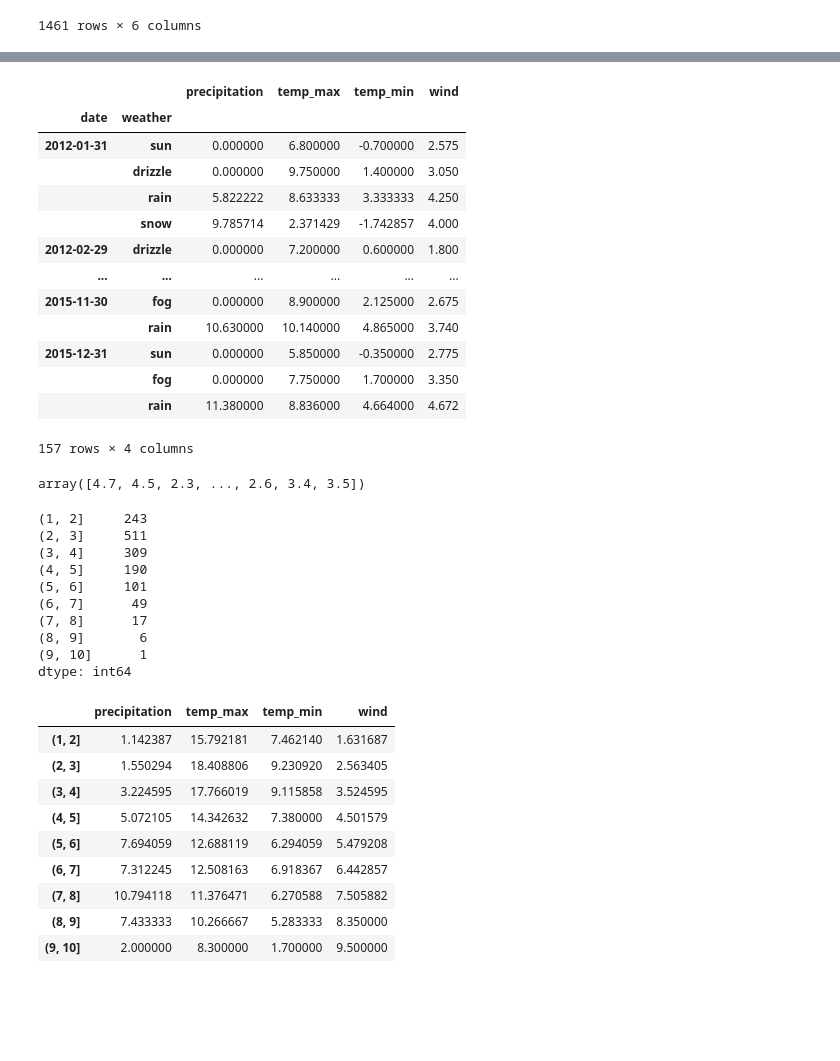
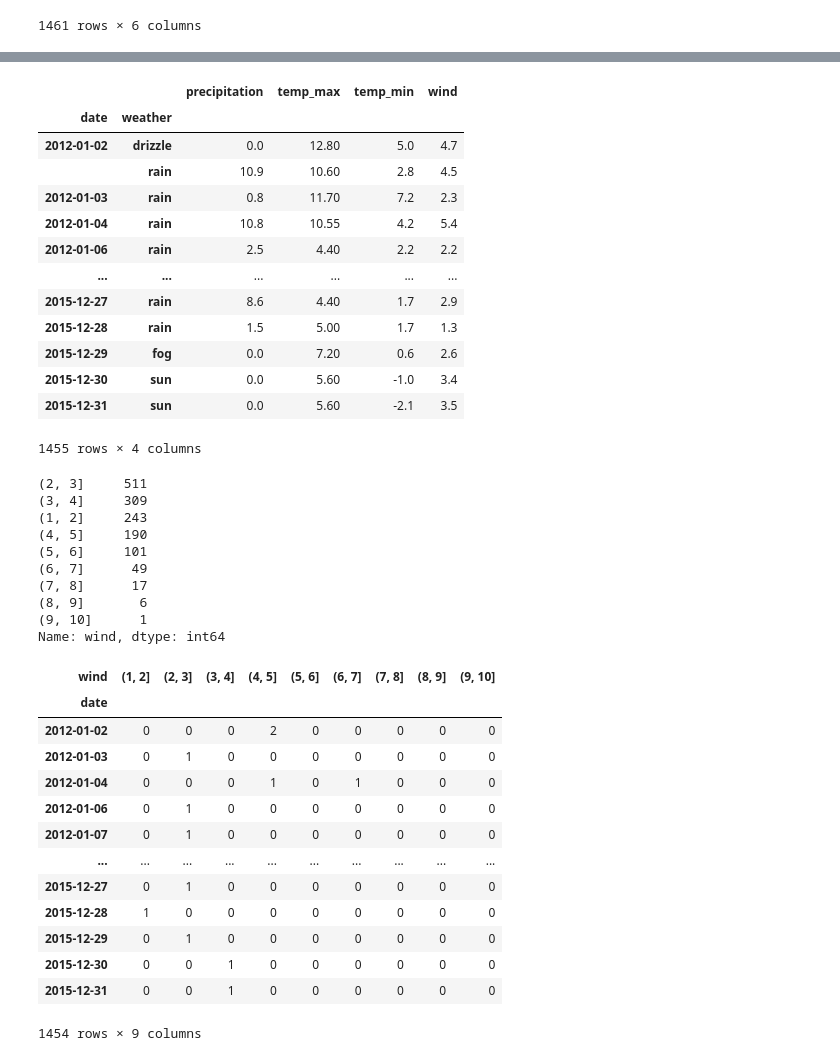
Before and after one commit to KaranManral/Data-Analysis-and-Visualization, a Jupyter notebook: Ques6.ipynb, the cells around one changed output, grey strips where cells are left out. Cells and saved outputs as stored; diff of their text form; code cells hidden in the pictures; blank space fills up the shorter version.

```diff
--- a/Ques6.ipynb
+++ b/Ques6.ipynb
@@ -51,6 +51,3 @@ df
 # %%
 #Part- (c)
 df["date"]=pd.to_datetime(df["date"])
-# %%
-df.set_index(df["date"],inplace=True)
-df
@@ -72,54 +70,52 @@ df
 # %%
 #Part- (d)
-df.groupby([pd.Grouper(freq='M'),"weather"]).mean().sort_values(by=["date","precipitation","temp_max","temp_min","wind","weather"])
+df.groupby(["date","weather"],sort=False).mean()
 # %% [output]
 |  |  | precipitation | temp_max | temp_min | wind |
 | date | weather |  |  |  |  |
-| 2012-01-31 | sun | 0.000000 | 6.800000 | -0.700000 | 2.575 |
-|  | drizzle | 0.000000 | 9.750000 | 1.400000 | 3.050 |
-|  | rain | 5.822222 | 8.633333 | 3.333333 | 4.250 |
-|  | snow | 9.785714 | 2.371429 | -1.742857 | 4.000 |
-| 2012-02-29 | drizzle | 0.000000 | 7.200000 | 0.600000 | 1.800 |
+| 2012-01-02 | drizzle | 0.0 | 12.80 | 5.0 | 4.7 |
+|  | rain | 10.9 | 10.60 | 2.8 | 4.5 |
+| 2012-01-03 | rain | 0.8 | 11.70 | 7.2 | 2.3 |
+| 2012-01-04 | rain | 10.8 | 10.55 | 4.2 | 5.4 |
+| 2012-01-06 | rain | 2.5 | 4.40 | 2.2 | 2.2 |
 | ... | ... | ... | ... | ... | ... |
-| 2015-11-30 | fog | 0.000000 | 8.900000 | 2.125000 | 2.675 |
-|  | rain | 10.630000 | 10.140000 | 4.865000 | 3.740 |
-| 2015-12-31 | sun | 0.000000 | 5.850000 | -0.350000 | 2.775 |
-|  | fog | 0.000000 | 7.750000 | 1.700000 | 3.350 |
-|  | rain | 11.380000 | 8.836000 | 4.664000 | 4.672 |
+| 2015-12-27 | rain | 8.6 | 4.40 | 1.7 | 2.9 |
+| 2015-12-28 | rain | 1.5 | 5.00 | 1.7 | 1.3 |
+| 2015-12-29 | fog | 0.0 | 7.20 | 0.6 | 2.6 |
+| 2015-12-30 | sun | 0.0 | 5.60 | -1.0 | 3.4 |
+| 2015-12-31 | sun | 0.0 | 5.60 | -2.1 | 3.5 |
-157 rows × 4 columns
+1455 rows × 4 columns
-# %%
-#Part- (e)
-a = df["wind"]
-b = np.array(a)
-b
-# %% [output]
-array([4.7, 4.5, 2.3, ..., 2.6, 3.4, 3.5])
 # %%
+#Part- (e)
 bins=[1,2,3,4,5,6,7,8,9,10]
-fg=pd.cut(b,bins)
+fg=pd.cut(df.wind,bins)
 # %%
 fg.value_counts()
 # %% [output]
-(1, 2]     243
 (2, 3]     511
 (3, 4]     309
+(1, 2]     243
 (4, 5]     190
 (5, 6]     101
 (6, 7]      49
 (7, 8]      17
 (8, 9]       6
 (9, 10]      1
-dtype: int64
+Name: wind, dtype: int64
 # %%
-df.groupby(fg).mean()
+df.groupby(["date",fg]).size().unstack()
 # %% [output]
-|  | precipitation | temp_max | temp_min | wind |
-| (1, 2] | 1.142387 | 15.792181 | 7.462140 | 1.631687 |
-| (2, 3] | 1.550294 | 18.408806 | 9.230920 | 2.563405 |
-| (3, 4] | 3.224595 | 17.766019 | 9.115858 | 3.524595 |
-| (4, 5] | 5.072105 | 14.342632 | 7.380000 | 4.501579 |
-| (5, 6] | 7.694059 | 12.688119 | 6.294059 | 5.479208 |
-| (6, 7] | 7.312245 | 12.508163 | 6.918367 | 6.442857 |
-| (7, 8] | 10.794118 | 11.376471 | 6.270588 | 7.505882 |
-| (8, 9] | 7.433333 | 10.266667 | 5.283333 | 8.350000 |
-| (9, 10] | 2.000000 | 8.300000 | 1.700000 | 9.500000 |
+| wind | (1, 2] | (2, 3] | (3, 4] | (4, 5] | (5, 6] | (6, 7] | (7, 8] | (8, 9] | (9, 10] |
+| date |  |  |  |  |  |  |  |  |  |
+| 2012-01-02 | 0 | 0 | 0 | 2 | 0 | 0 | 0 | 0 | 0 |
+| 2012-01-03 | 0 | 1 | 0 | 0 | 0 | 0 | 0 | 0 | 0 |
+| 2012-01-04 | 0 | 0 | 0 | 1 | 0 | 1 | 0 | 0 | 0 |
+| 2012-01-06 | 0 | 1 | 0 | 0 | 0 | 0 | 0 | 0 | 0 |
+| 2012-01-07 | 0 | 1 | 0 | 0 | 0 | 0 | 0 | 0 | 0 |
+| ... | ... | ... | ... | ... | ... | ... | ... | ... | ... |
+| 2015-12-27 | 0 | 1 | 0 | 0 | 0 | 0 | 0 | 0 | 0 |
+| 2015-12-28 | 1 | 0 | 0 | 0 | 0 | 0 | 0 | 0 | 0 |
+| 2015-12-29 | 0 | 1 | 0 | 0 | 0 | 0 | 0 | 0 | 0 |
+| 2015-12-30 | 0 | 0 | 1 | 0 | 0 | 0 | 0 | 0 | 0 |
+| 2015-12-31 | 0 | 0 | 1 | 0 | 0 | 0 | 0 | 0 | 0 |
+1454 rows × 9 columns
```
Also changed, not shown: parts of 2 cells of this notebook.
